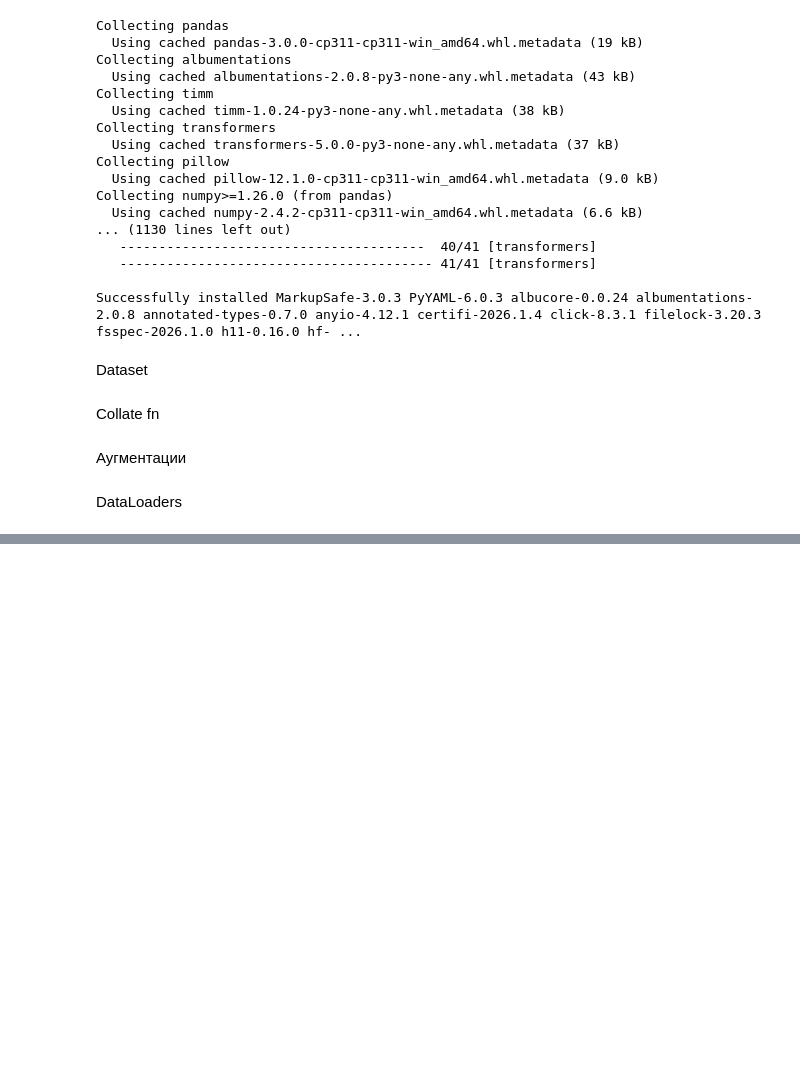
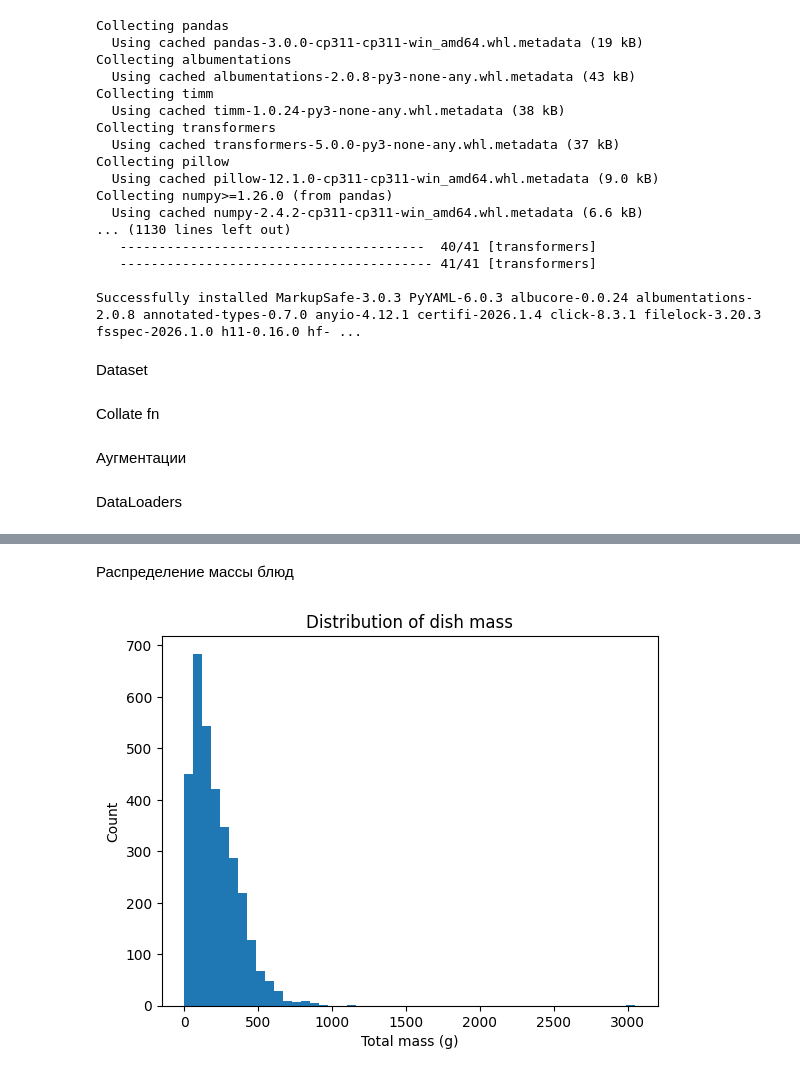
Before and after one commit to bigdatacon/SPR_FIN_PR, a Jupyter notebook: SPR_4_FIN.ipynb, the cells around one changed output, grey strips where cells are left out. Drawn from its saved outputs; the diff is of its cells as text; code cells hidden in the pictures; blank space fills up the shorter version.

```diff
--- a/SPR_4_FIN.ipynb
+++ b/SPR_4_FIN.ipynb
@@ -172,0 +206,11 @@ test_loader = DataLoader(
+# %% [markdown]
+Распределение массы блюд
+# %%
+plt.figure()
+plt.hist(dish_df["total_mass"], bins=50)
+plt.xlabel("Total mass (g)")
+plt.ylabel("Count")
+plt.title("Distribution of dish mass")
+plt.show()
+# %% [output]
+[figure, added]
```
Also changed, not shown: parts of 15 cells of this notebook.
